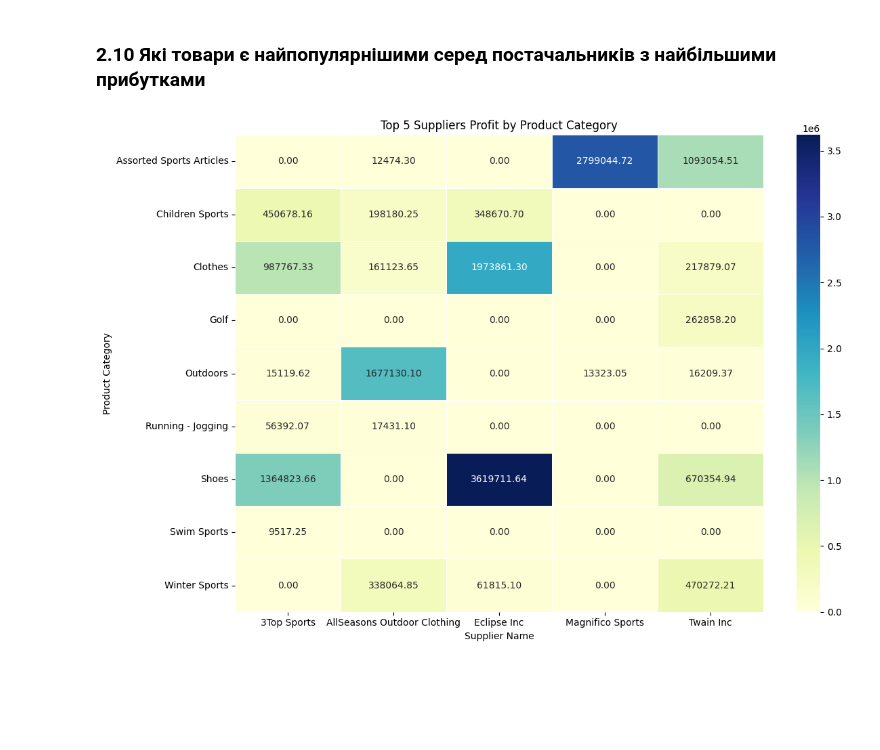
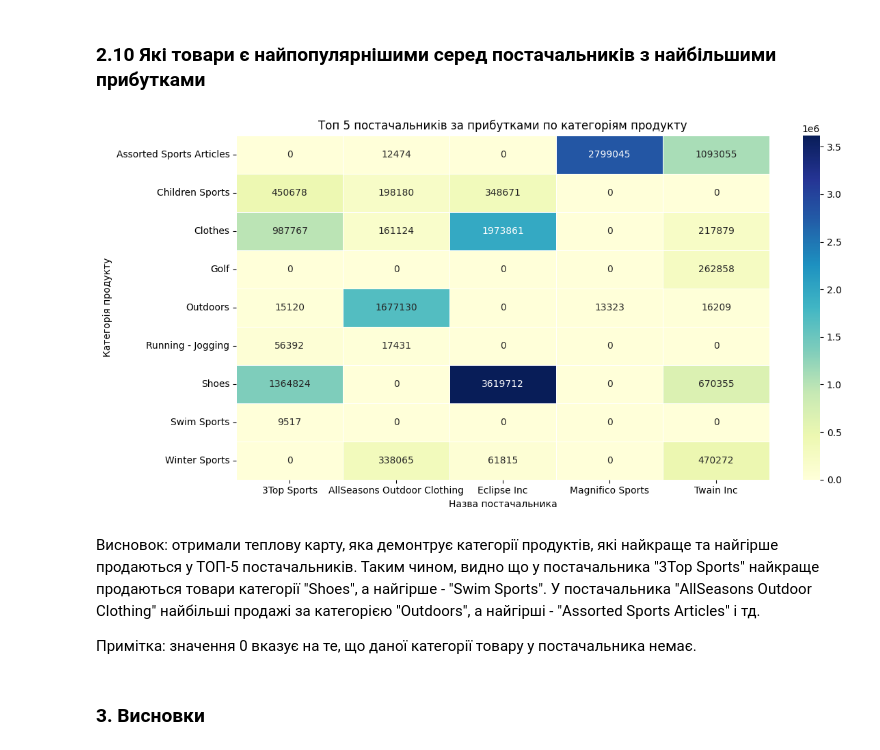
Before and after one commit to Samanta397/Wholesale_And_Retail_Orders_Analysis, a Jupyter notebook: Wholesale_And_Retail_Orders.ipynb, the cells around one changed output. Saved outputs shown, nothing was run; the diff lists cells and outputs as text; code cells hidden in the pictures; blank space fills up the shorter version.

```diff
--- a/Wholesale_And_Retail_Orders.ipynb
+++ b/Wholesale_And_Retail_Orders.ipynb
@@ -408,11 +474,19 @@ plt.show()
 # %% [markdown]
 ### 2.9 Аналіз доходу по постачальникам
 # %%
+# Додаємо стовпець із сумою для кожного товару
+merged_df['total_order_value'] = merged_df['quantity_ordered'] * merged_df['total_retail_price_for_this_order']
+
+# Додаємо стовпець для собівартості кожного товару
+merged_df['total_cost_value'] = merged_df['quantity_ordered'] * merged_df['cost_price_per_unit']
+
 # Обчислюємо прибуток (Сума замовлення - Собівартість)
 merged_df['profit'] = merged_df['total_order_value'] - merged_df['total_cost_value']
 
 # Створюємо новий стовпець, який комбінує постачальника та країну
-merged_df['supplier_name_country'] = merged_df['supplier_name'] + ' (' + merged_df['supplier_country'] + ')'
+merged_df['supplier_name_country'] = (
+    merged_df['supplier_name'] + ' (' + merged_df['supplier_country'] + ')'
+)
 
 # Групуємо за постачальниками та країнами і обчислюємо сумарний прибуток
 profit_by_supplier_country = merged_df.groupby('supplier_name_country')['profit'].sum().reset_index()
@@ -422,7 +496,14 @@ profit_by_supplier_country = profit_by_supplier_country.sort_values(by='profit',
 
 # Візуалізація: горизонтальна стовпчикова діаграма
 plt.figure(figsize=(10, 12))
-sns.barplot(data=profit_by_supplier_country, x='profit', y='supplier_name_country', hue='supplier_name_country', palette='viridis', legend=False)
+sns.barplot(
+    data=profit_by_supplier_country,
+    x='profit',
+    y='supplier_name_country',
+    hue='supplier_name_country',
+    palette='viridis',
+    legend=False
+)
 
 # Додавання заголовка та підписів
 plt.title('Profit by Supplier and Country')
@@ -440,32 +521,33 @@ plt.show()
 ### 2.10 Які товари є найпопулярнішими серед постачальників з найбільшими прибутками
 # %%
 # Групуємо за постачальниками та категоріями і обчислюємо сумарний прибуток
-profit_by_supplier_category = merged_df.groupby(['supplier_name', 'product_category'])['profit'].sum().reset_index()
+profit_by_supplier_category = merged_df.groupby(
+    ['supplier_name', 'product_category'])['profit'].sum().reset_index()
 
 # Знаходимо топ 5 постачальників з найбільшими прибутками
-top_5_suppliers = profit_by_supplier_category.groupby('supplier_name')['profit'].sum().nlargest(5).index
+top_5_suppliers = profit_by_supplier_category.groupby(
+    'supplier_name')['profit'].sum().nlargest(5).index
 
 # Фільтруємо дані для топ 5 постачальників
-top_5_profit_by_supplier_category = profit_by_supplier_category[profit_by_supplier_category['supplier_name'].isin(top_5_suppliers)]
+top_5_profit_by_supplier_category = profit_by_supplier_category[
+    profit_by_supplier_category['supplier_name'].isin(top_5_suppliers)
+]
 
-# Створюємо pivot table: постачальники як колонки, категорії як рядки
-pivot_table = top_5_profit_by_supplier_category.pivot_table(
+#Створюємо pivot table: постачальники як колонки, категорії як рядки
+plot_pivot_heatmap(
+    top_5_profit_by_supplier_category,
+    values='profit',
     index='product_category',
     columns='supplier_name',
-    values='profit',
-    aggfunc='sum',
-    fill_value=0
+    title='Топ 5 постачальників за прибутками по категоріям продукту',
+    xlabel='Назва постачальника',
+    ylabel='Категорія продукту'
 )
-
-
-
-# Візуалізація: теплова карта для pivot table
-plt.figure(figsize=(12, 8))
-sns.heatmap(pivot_table, annot=True, cmap="YlGnBu", fmt=".2f", linewidths=0.5)
-plt.title('Top 5 Suppliers Profit by Product Category')
-plt.xlabel('Supplier Name')
-plt.ylabel('Product Category')
-plt.tight_layout()
-plt.show()
 # %% [output]
-[figure, old version]
+[figure, new version]
+# %% [markdown]
+Висновок: отримали теплову карту, яка демонтрує категорії продуктів, які найкраще та найгірше продаються у ТОП-5 постачальників. Таким чином, видно що у постачальника "3Top Sports" найкраще продаються товари категорії  "Shoes", а найгірше - "Swim Sports". У постачальника "AllSeasons Outdoor Clothing" найбільші продажі за категорією "Outdoors", а найгірші - "Assorted Sports Articles" і тд.
+
+Примітка: значення 0 вказує на те, що даної категорії товару у постачальника немає.
+# %% [markdown]
+### 3. Висновки
```
Also changed, not shown: parts of 20 cells of this notebook.
